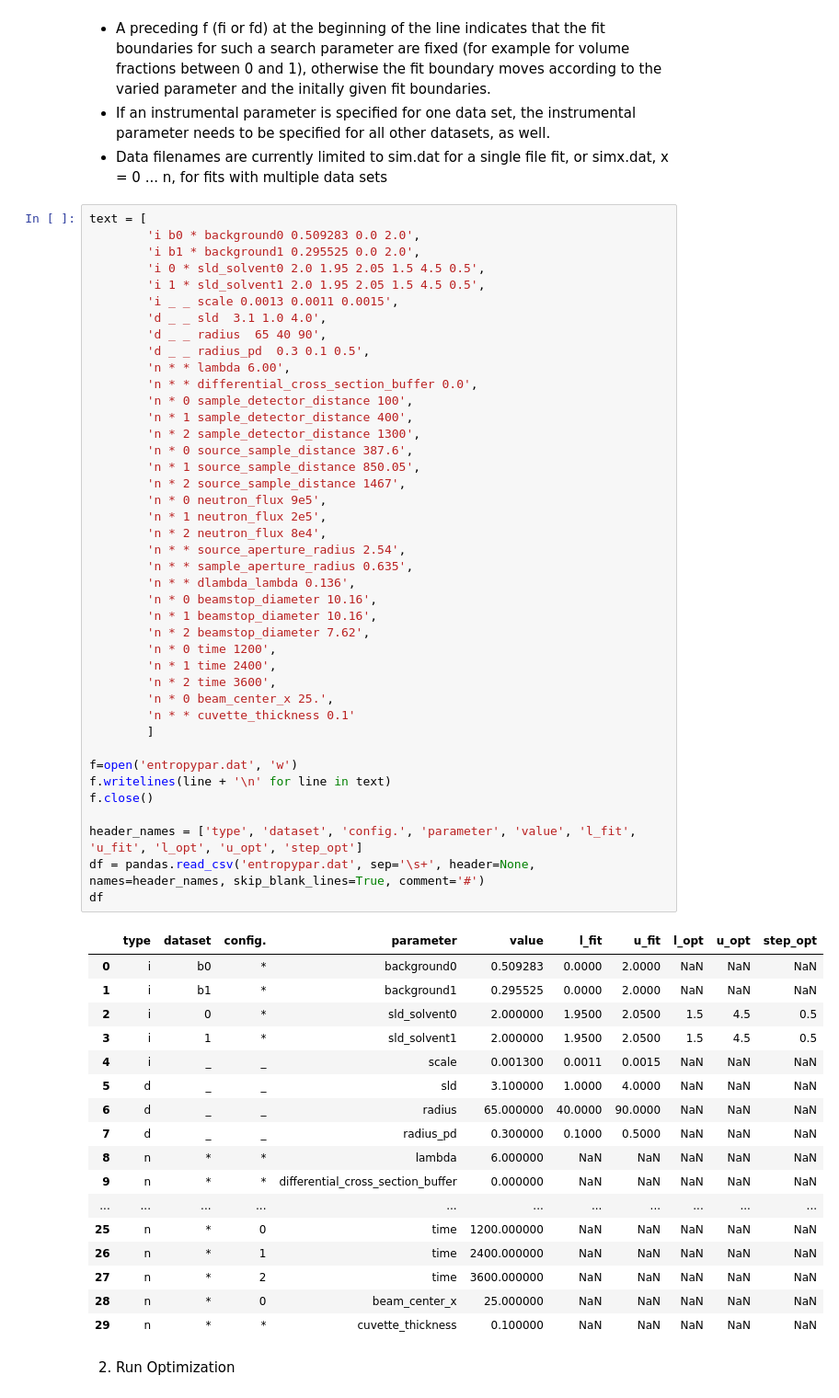
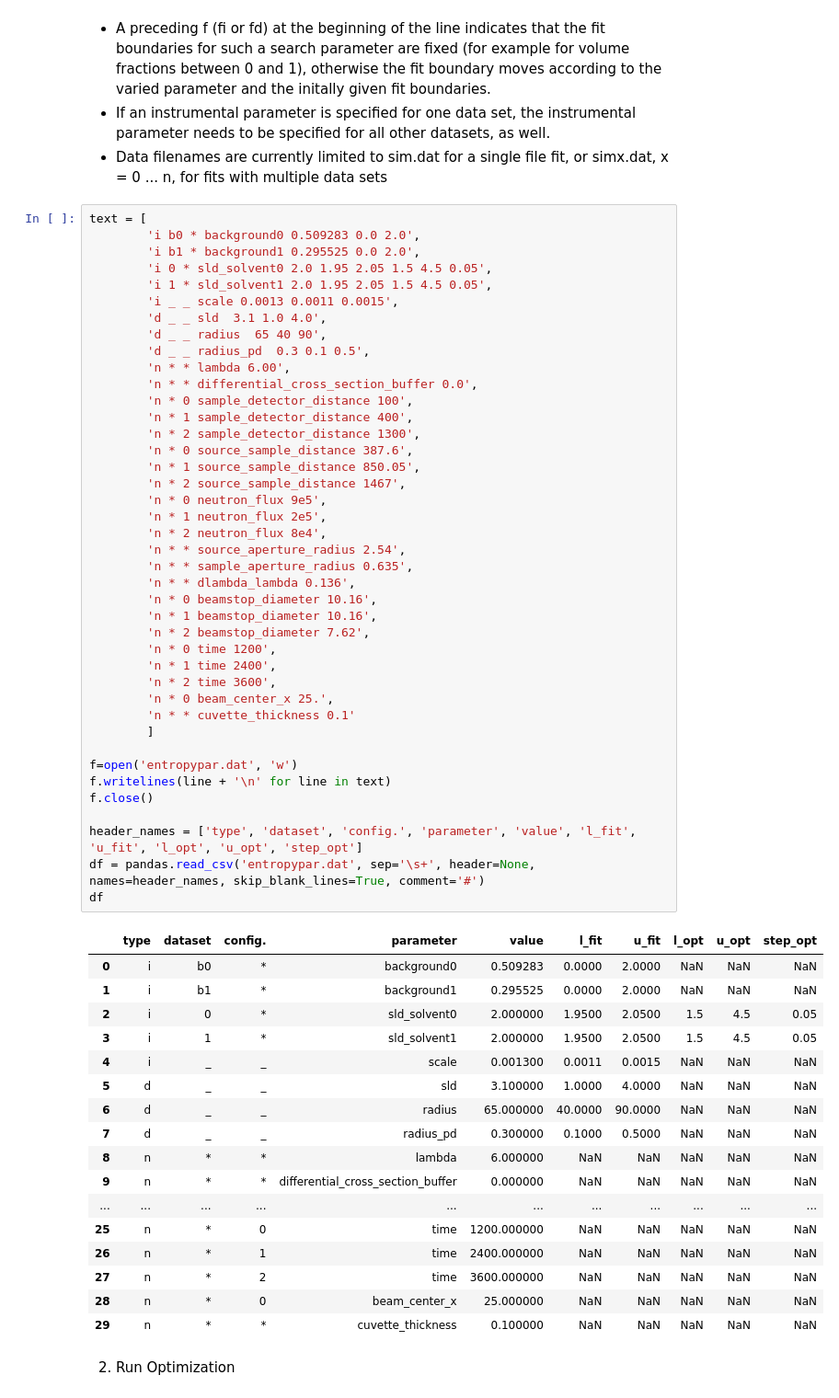
Before and after one commit to criosx/scattertools, a Jupyter notebook: examples/information_theory/experimental_optimization/SANS/SphereSilica_TwoDatasets_SolventSLD_GPCam_LM/Notebook_SANS_optimization.ipynb, the cells around one changed output. Shown at 92% size. Drawn from its saved outputs; the diff is of its cells as text.

```diff
--- a/examples/information_theory/experimental_optimization/SANS/SphereSilica_TwoDatasets_SolventSLD_GPCam_LM/Notebook_SANS_optimization.ipynb
+++ b/examples/information_theory/experimental_optimization/SANS/SphereSilica_TwoDatasets_SolventSLD_GPCam_LM/Notebook_SANS_optimization.ipynb
@@ -364,8 +408,8 @@ plt.show()
 text = [
         'i b0 * background0 0.509283 0.0 2.0',
         'i b1 * background1 0.295525 0.0 2.0',
-        'i 0 * sld_solvent0 2.0 1.95 2.05 1.5 4.5 0.5',
-        'i 1 * sld_solvent1 2.0 1.95 2.05 1.5 4.5 0.5',
+        'i 0 * sld_solvent0 2.0 1.95 2.05 1.5 4.5 0.05',
+        'i 1 * sld_solvent1 2.0 1.95 2.05 1.5 4.5 0.05',
         'i _ _ scale 0.0013 0.0011 0.0015',
         'd _ _ sld  3.1 1.0 4.0',
         'd _ _ radius  65 40 90',
@@ -378,35 +422,35 @@ text = [
         'n * 0 source_sample_distance 387.6',
         'n * 1 source_sample_distance 850.05',
         'n * 2 source_sample_distance 1467',
         'n * 0 neutron_flux 9e5',
         'n * 1 neutron_flux 2e5',
         'n * 2 neutron_flux 8e4',
         'n * * source_aperture_radius 2.54',
         'n * * sample_aperture_radius 0.635',
         'n * * dlambda_lambda 0.136',
         'n * 0 beamstop_diameter 10.16',
         'n * 1 beamstop_diameter 10.16',
         'n * 2 beamstop_diameter 7.62',
         'n * 0 time 1200',
         'n * 1 time 2400',
         'n * 2 time 3600',
         'n * 0 beam_center_x 25.',
         'n * * cuvette_thickness 0.1'
         ]
 
 f=open('entropypar.dat', 'w')
 f.writelines(line + '\n' for line in text)
 f.close()
 
 header_names = ['type', 'dataset', 'config.', 'parameter', 'value', 'l_fit', 'u_fit', 'l_opt', 'u_opt', 'step_opt']
 df = pandas.read_csv('entropypar.dat', sep='\s+', header=None, names=header_names, skip_blank_lines=True, comment='#')
 df
 # %% [output]
 |  | type | dataset | config. | parameter | value | l_fit | u_fit | l_opt | u_opt | step_opt |
 | 0 | i | b0 | * | background0 | 0.509283 | 0.0000 | 2.0000 | NaN | NaN | NaN |
 | 1 | i | b1 | * | background1 | 0.295525 | 0.0000 | 2.0000 | NaN | NaN | NaN |
-| 2 | i | 0 | * | sld_solvent0 | 2.000000 | 1.9500 | 2.0500 | 1.5 | 4.5 | 0.5 |
-| 3 | i | 1 | * | sld_solvent1 | 2.000000 | 1.9500 | 2.0500 | 1.5 | 4.5 | 0.5 |
+| 2 | i | 0 | * | sld_solvent0 | 2.000000 | 1.9500 | 2.0500 | 1.5 | 4.5 | 0.05 |
+| 3 | i | 1 | * | sld_solvent1 | 2.000000 | 1.9500 | 2.0500 | 1.5 | 4.5 | 0.05 |
 | 4 | i | _ | _ | scale | 0.001300 | 0.0011 | 0.0015 | NaN | NaN | NaN |
 | 5 | d | _ | _ | sld | 3.100000 | 1.0000 | 4.0000 | NaN | NaN | NaN |
 | 6 | d | _ | _ | radius | 65.000000 | 40.0000 | 90.0000 | NaN | NaN | NaN |
```
Also changed, not shown: parts of 12 cells of this notebook, 18 other files.
